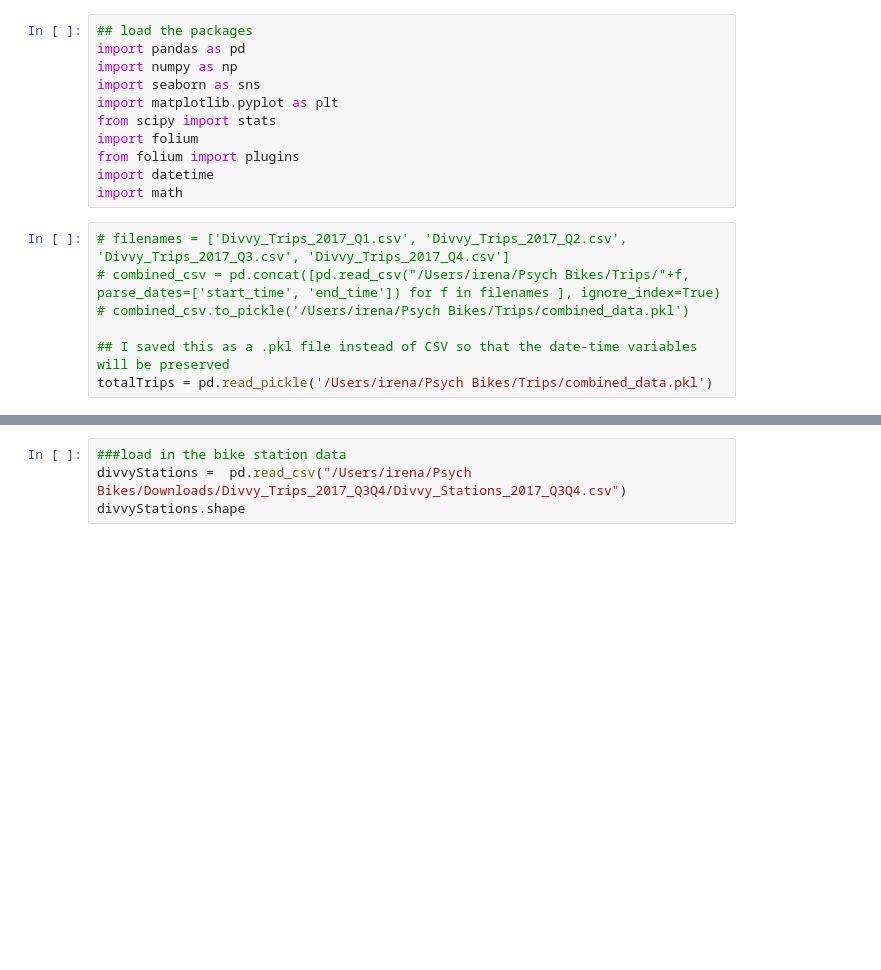
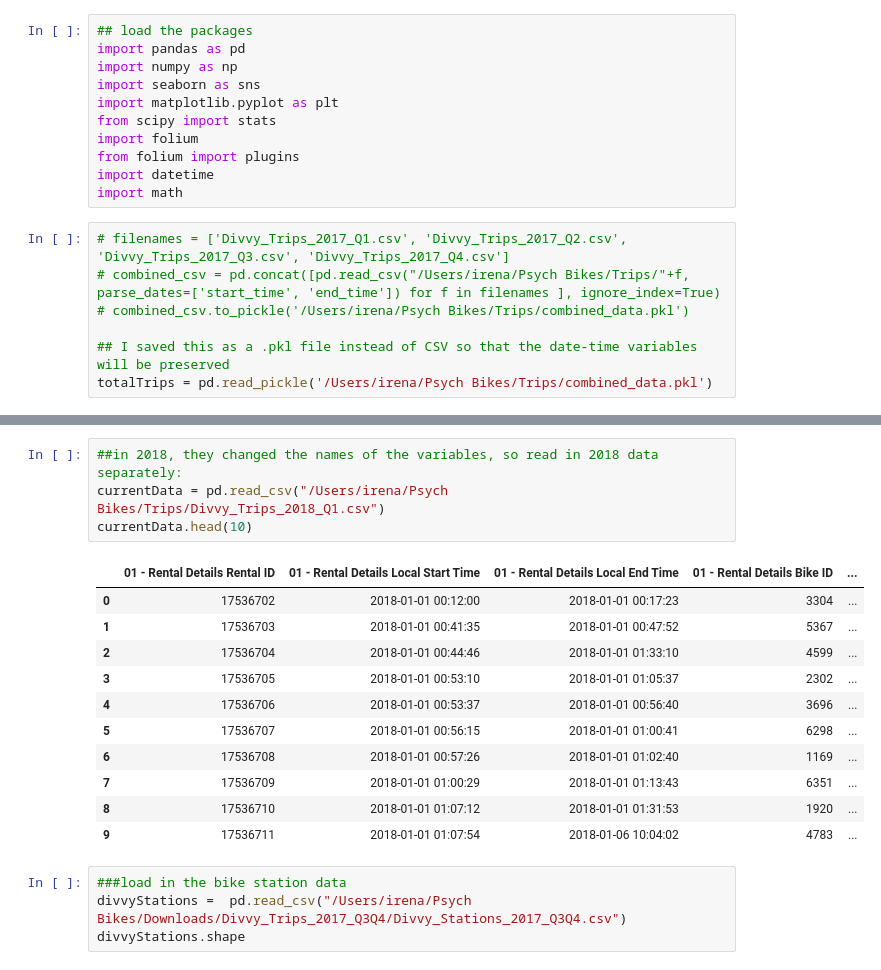
Before and after one commit to raubsaurier/psych_bikes, a Jupyter notebook: divvy_heatmaps.ipynb, the cells around one changed output, grey strips where cells are left out. Saved outputs shown, nothing was run; the diff lists cells and outputs as text; blank space fills up the shorter version.

```diff
--- a/divvy_heatmaps.ipynb
+++ b/divvy_heatmaps.ipynb
@@ -19,3 +40,19 @@ totalTrips = pd.read_pickle('/Users/irena/Psych Bikes/Trips/combined_data.pkl')
+# %%
+##in 2018, they changed the names of the variables, so read in 2018 data separately:
+currentData = pd.read_csv("/Users/irena/Psych Bikes/Trips/Divvy_Trips_2018_Q1.csv")
+currentData.head(10)
+# %% [output]
+|  | 01 - Rental Details Rental ID | 01 - Rental Details Local Start Time | 01 - Rental Details Local End Time | 01 - Rental Details Bike ID | ... |
+| 0 | 17536702 | 2018-01-01 00:12:00 | 2018-01-01 00:17:23 | 3304 | ... |
+| 1 | 17536703 | 2018-01-01 00:41:35 | 2018-01-01 00:47:52 | 5367 | ... |
+| 2 | 17536704 | 2018-01-01 00:44:46 | 2018-01-01 01:33:10 | 4599 | ... |
+| 3 | 17536705 | 2018-01-01 00:53:10 | 2018-01-01 01:05:37 | 2302 | ... |
+| 4 | 17536706 | 2018-01-01 00:53:37 | 2018-01-01 00:56:40 | 3696 | ... |
+| 5 | 17536707 | 2018-01-01 00:56:15 | 2018-01-01 01:00:41 | 6298 | ... |
+| 6 | 17536708 | 2018-01-01 00:57:26 | 2018-01-01 01:02:40 | 1169 | ... |
+| 7 | 17536709 | 2018-01-01 01:00:29 | 2018-01-01 01:13:43 | 6351 | ... |
+| 8 | 17536710 | 2018-01-01 01:07:12 | 2018-01-01 01:31:53 | 1920 | ... |
+| 9 | 17536711 | 2018-01-01 01:07:54 | 2018-01-06 10:04:02 | 4783 | ... |
 # %%
 ###load in the bike station data
 divvyStations =  pd.read_csv("/Users/irena/Psych Bikes/Downloads/Divvy_Trips_2017_Q3Q4/Divvy_Stations_2017_Q3Q4.csv")
```
Also changed, not shown: parts of 2 cells of this notebook.
